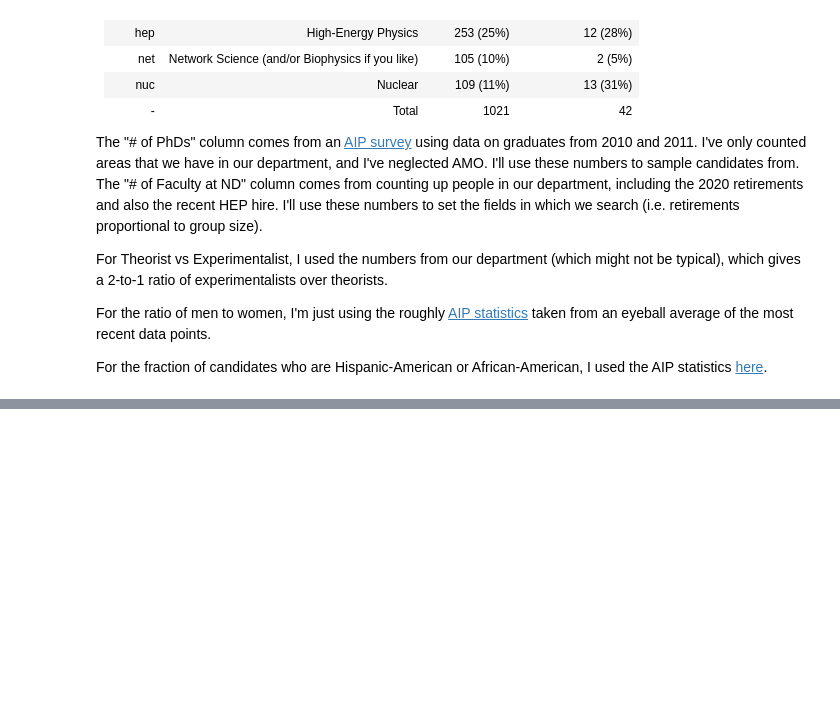
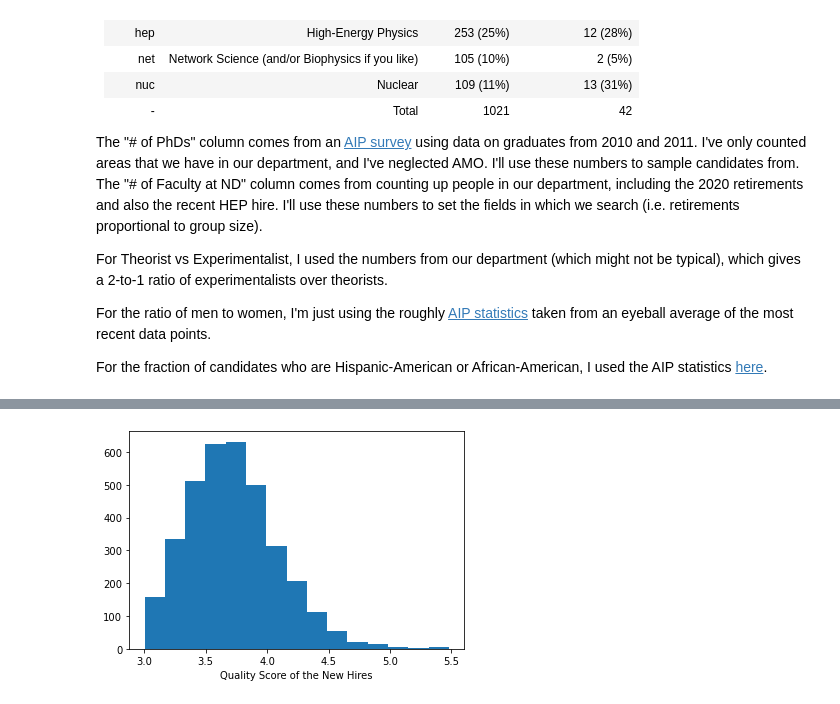
Before and after one commit to klannon/faculty_hiring, a Jupyter notebook: notebooks/department.ipynb, the cells around one changed output, grey strips where cells are left out. Drawn from its saved outputs; the diff is of its cells as text; code cells hidden in the pictures; blank space fills up the shorter version.

```diff
--- a/notebooks/department.ipynb
+++ b/notebooks/department.ipynb
@@ -82,0 +372,95 @@ CMP-EX:   3
+# %%
+# Parameters of this study
+years = 30 # The number of years to run searches for one trial
+n_trials = 100 # The number of times to run the "years" string of searches
+
+# Keep some summary statistics
+hire_quality_strat_pref = []
+hire_gender = Counter()
+hire_URM = Counter()
+line_number = []
+line_field = []
+line_mode = []
+line_year = []
+
+for i in range(n_trials):
+    # Make a new department.  Note, arguments here are defined above.
+    dep = fm.Department(pop, total_lines, open_lines, minimum_open_lines=-1)
+
+    for year in range(years):
+
+        # Start a search cycle by advancing the department by one year.
+        dep.next_year()
+
+        # Let's decide how many searches to run
+        n_searches = min(6,sum(dep.unfilled_lines.values()))  # Arbitrarily capping number of searches at 6
+        hire_fields = Counter()
+        for j in range(n_searches):
+            # Figure out what the search field looks like this year.
+            n_cands = np.random.poisson(300)
+            p = pop.generate_population(n_cands)
+
+            # Decide in which fields we'll be searching and how we'll priorities
+            prefs = [{'URM':'Y'}, {'gender':'F'}]
+            tols = [0.5, 0.25]
+
+            # We can't necessarily afford to hire unlimited candidates in different fields, so limit some based on other hires in this cycle
+            search_fields = []
+            field_list = list(dep.unfilled_lines.keys())
+            value_list = list(dep.unfilled_lines.values())
+            sort_list = np.argsort(value_list)
+            for indx in reversed(sort_list):
+                if value_list[indx] > -1:
+                    search_fields.append(field_list[indx])
+                    if value_list[indx] > 0:
+                        prefs.append({'field':field_list[indx]})
+                        tols.append(0.25 if value_list[indx] < 3 else 0.5)
+
+            # Can't hire more than one CMP-EX or BIO-EX faculty member
+            if (hire_fields['BIO-EX']>0) and ('BIO-EX' in search_fields):
+                search_fields.remove('BIO-EX')
+            if (hire_fields['CMP-EX']>0) and ('CMP-EX' in search_fields):
+                search_fields.remove('CMP-EX')
+
+            # Can't hire more than two of other experimentalists faculty member
+            if (hire_fields['AST-EX']>1) and ('AST-EX' in search_fields):
+                search_fields.remove('AST-EX')
+            if (hire_fields['HEP-EX']>1) and ('HEP-EX' in search_fields):
+                search_fields.remove('HEP-EX')
+            if (hire_fields['NUC-EX']>1) and ('NUC-EX' in search_fields):
+                search_fields.remove('NUC-EX')
+
+            new_hire = strategy.pick_pref(pop.record_type, p, prefs, tols,
+                                          filter_criteria={'field':search_fields}, threshold=3.0)
+
+            if new_hire != None:
+                dep.add_faculty(new_hire)
+                hire_fields[new_hire.field]+=1
+                hire_quality_strat_pref.append(new_hire.quality)
+                hire_gender[new_hire.gender]+=1
+                hire_URM[new_hire.URM]+=1
+
+        filled_lines = dep.lines - dep.unfilled_lines
+        for f in filled_lines.keys():
+            field, mode = f.split('-')
+            line_number.append(filled_lines[f])
+            line_field.append(field)
+            line_mode.append(mode)
+            line_year.append(year)
+        unfilled = sum(dep.unfilled_lines.values())
+        line_number.append(unfilled)
+        line_field.append('Open')
+        line_year.append(year)
+        line_mode.append('Open')
+
+hire_quality_strat_pref = np.array(hire_quality_strat_pref)
+print('Average quality: {:.2}'.format(np.mean(hire_quality_strat_pref)))
+print('Fraction of new hires that are female: {:.1f}%'.format(100*hire_gender['F']/sum(hire_gender.values())))
+print('Fraction of new hires that are URM: {:.1f}%'.format(100*hire_URM['Y']/sum(hire_URM.values())))
+
+plt.hist(hire_quality_strat_pref,15)
+plt.xlabel('Quality Score of the New Hires')
+
+df = pd.DataFrame({'year':line_year, 'field':line_field, 'mode':line_mode, 'lines':line_number})
+sns.relplot(x='year', y='lines', data=df, kind='line', hue='field', style='mode',ci="sd");
+# %% [output]
@@ -82,0 +470 @@ CMP-EX:   3
+[figure, added]
```
Also changed, not shown: parts of 13 cells of this notebook, 2 other files.
